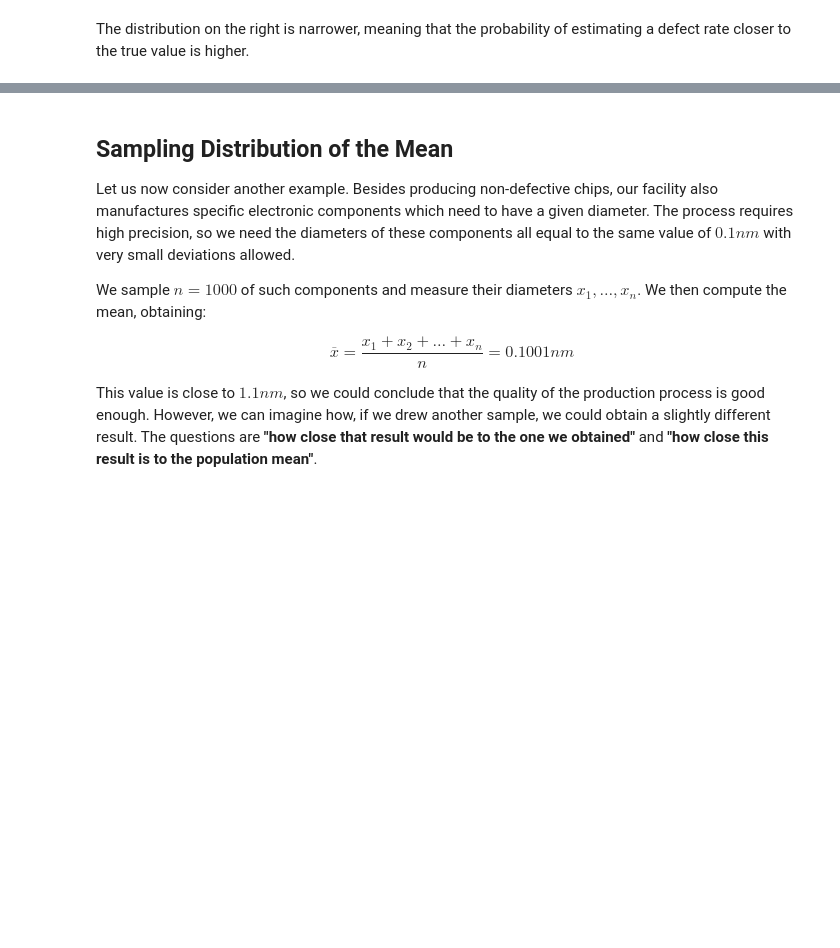
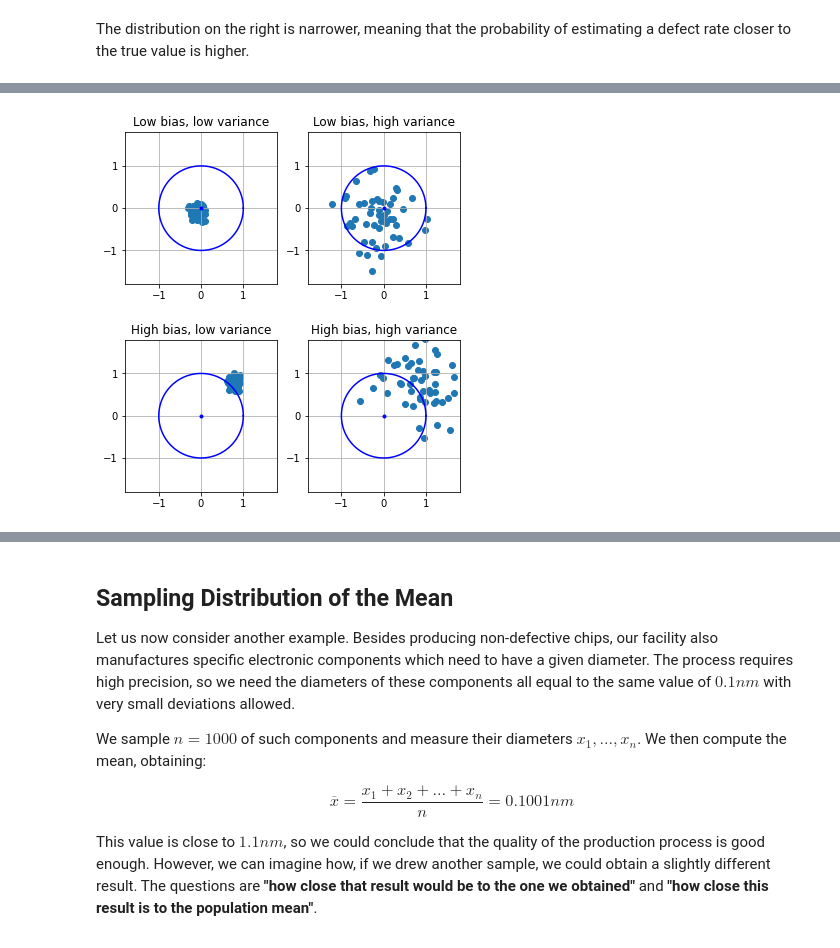
Before and after one commit to antoninofurnari/fadlecturenotes2425, a Jupyter notebook: lecturenotes/lectures/10_statistical_inference.ipynb, the cells around one changed output, grey strips where cells are left out. Cells and saved outputs as stored; diff of their text form; code cells hidden in the pictures; blank space fills up the shorter version.

```diff
--- a/lecturenotes/lectures/10_statistical_inference.ipynb
+++ b/lecturenotes/lectures/10_statistical_inference.ipynb
@@ -392,0 +422,65 @@ Note that this approaches to $s_{n}^2$ as $n \to \infty$. In practice:
+# %%
+import matplotlib.pyplot as plt
+import numpy as np
+
+np.random.seed(42)
+# Define the parameters for the target circle
+circle_radius = 1
+circle_center = (0, 0)
+
+# Create an array of angles to generate points on the circle
+angles = np.linspace(0, 2 * np.pi, 100)
+
+# Calculate the coordinates of points on the circle
+x_circle = circle_center[0] + circle_radius * np.cos(angles)
+y_circle = circle_center[1] + circle_radius * np.sin(angles)
+
+# Generate random points (darts) with different bias-variance configurations
+num_darts = 50
+np.random.seed(0)
+x_darts = np.random.uniform(-1.5, 1.5, num_darts)
+y_darts = np.random.uniform(-1.5, 1.5, num_darts)
+
+# Create different bias-variance configurations
+biases = [-0.1, 0.8]
+variances = [0.1, 0.5]
+
+# Create subplots for different bias-variance configurations
+plt.figure(figsize=(6, 7))
+
+titles = [
+    'Low bias, low variance',
+    'Low bias, high variance',
+    'High bias, low variance',
+    'High bias, high variance'
+]
+h = 0
+for i, bias in enumerate(biases):
+    for j, variance in enumerate(variances):
+        plt.subplot(len(biases), len(variances), i * len(variances) + j + 1)
+
+        # Add the target circle
+        plt.plot(x_circle, y_circle, label="Target", color="blue")
+        plt.plot(0, 0, '.',label="Target Center", color="blue")
+
+        dart_color = np.random.rand(3,)  # Random color for each dart
+        #dart_x = x_darts[k] + bias + np.random.normal(0, variance)
+        #dart_y = y_darts[k] + bias + np.random.normal(0, variance)
+        x_darts = np.random.normal(bias, variance, num_darts)
+        y_darts = np.random.normal(bias, variance, num_darts)
+        plt.scatter(x_darts, y_darts)
+
+        plt.xlim(-1.8, 1.8)
+        plt.ylim(-1.8, 1.8)
+        plt.gca().set_aspect('equal', adjustable='box')
+        #plt.legend(loc="upper right")
+        plt.title(titles[h])
+        h+=1
+        #plt.xlabel("X-axis")
+        #plt.ylabel("Y-axis")
+        plt.grid()
+
+#plt.tight_layout()
+plt.show()
+# %% [output]
+[figure, added]
```
Also changed, not shown: parts of 3 cells of this notebook.
